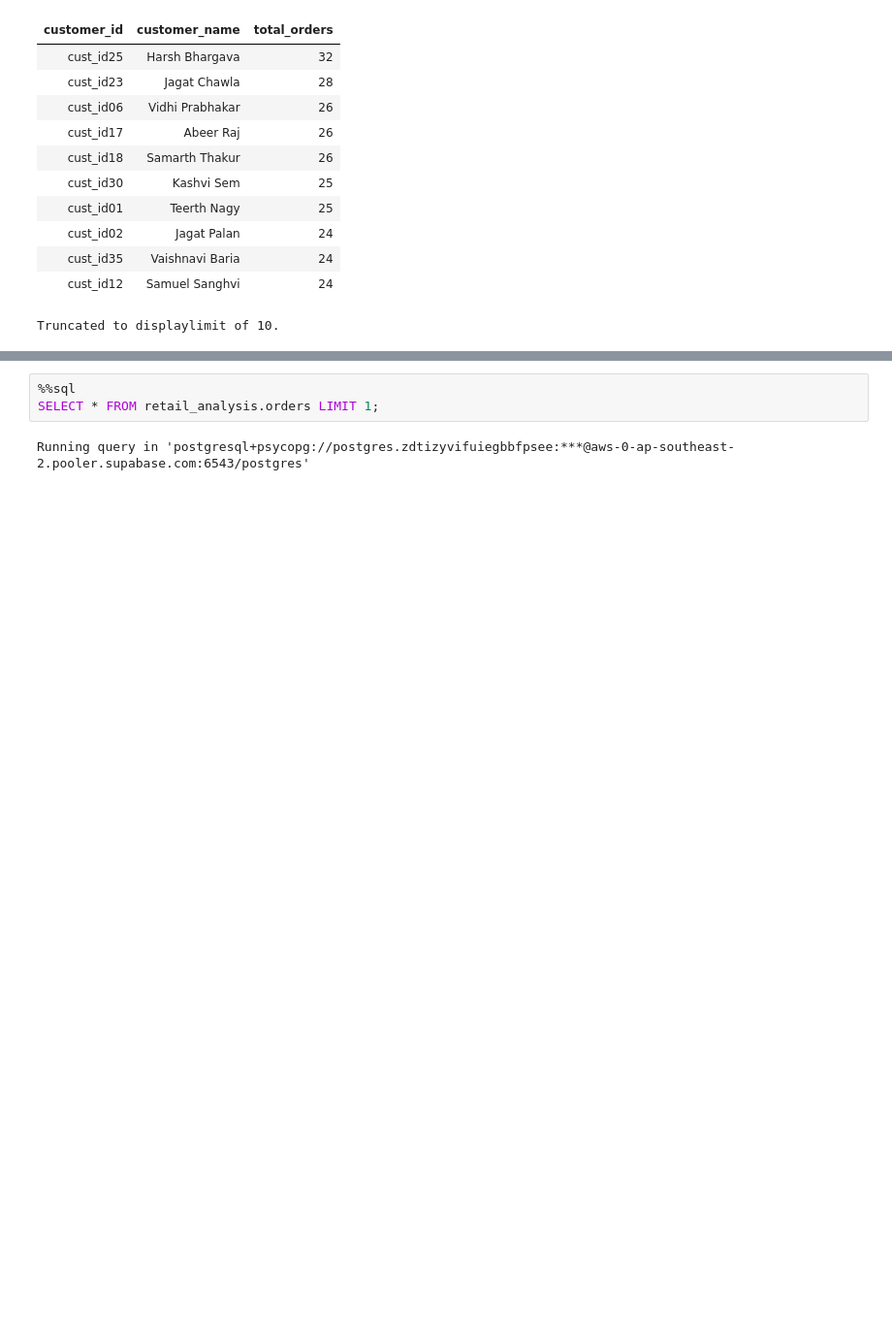
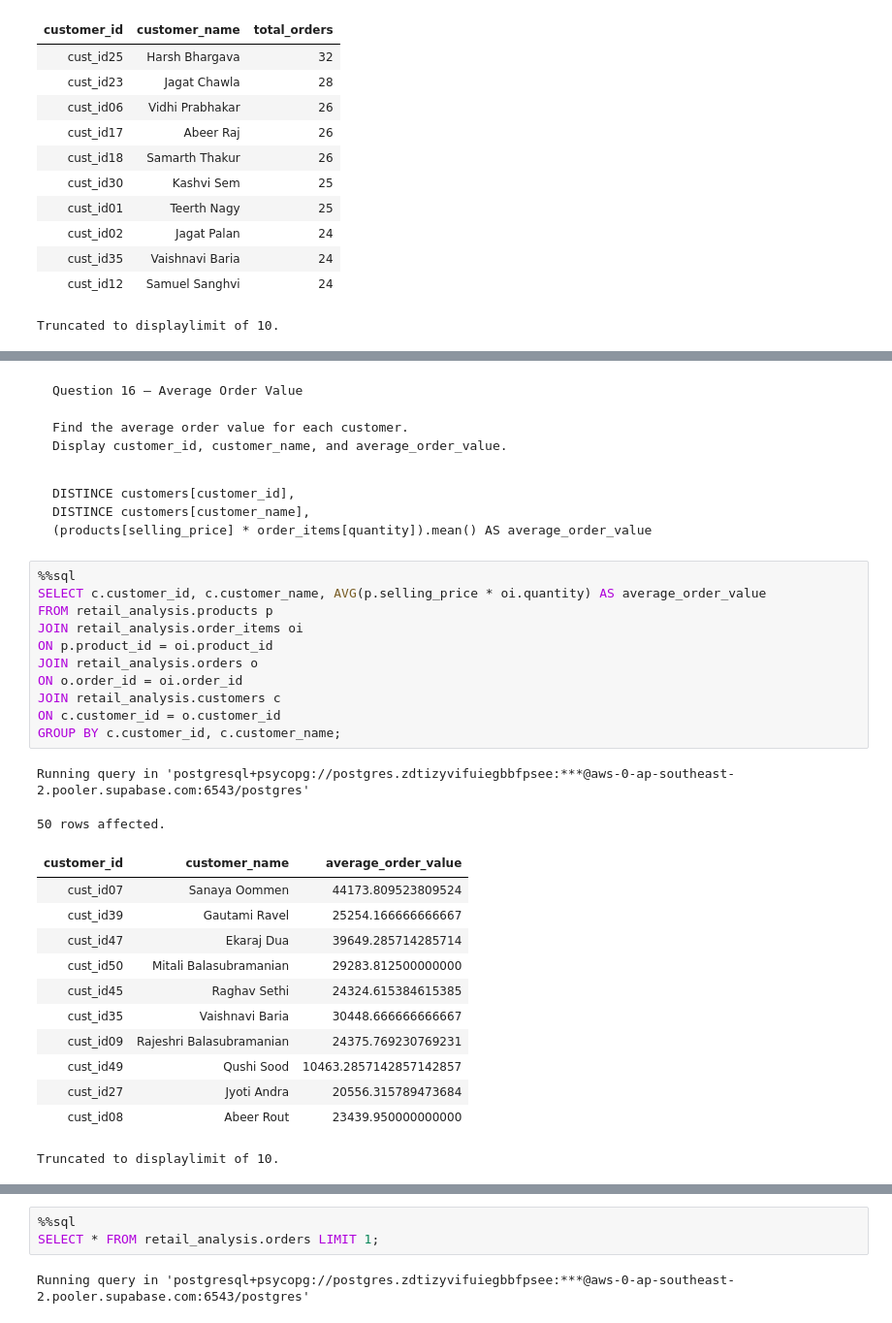
Before and after one commit to umesh-creates/sql_pandas_exercise_and_notes, a Jupyter notebook: retail_analysis exercise/retail_analysis.ipynb, the cells around one changed output, grey strips where cells are left out. Shown at 97% size. Cells and saved outputs as stored; diff of their text form; blank space fills up the shorter version.

```diff
--- a/retail_analysis exercise/retail_analysis.ipynb
+++ b/retail_analysis exercise/retail_analysis.ipynb
@@ -513,0 +549,37 @@ Truncated to displaylimit of 10.
+# %% [markdown]
+<pre>Question 16 — Average Order Value
+
+Find the average order value for each customer.
+Display customer_id, customer_name, and average_order_value.</pre>
+# %% [markdown]
+<pre>
+DISTINCE customers[customer_id],
+DISTINCE customers[customer_name],
+(products[selling_price] * order_items[quantity]).mean() AS average_order_value
+</pre>
+# %%
+%%sql
+SELECT c.customer_id, c.customer_name, AVG(p.selling_price * oi.quantity) AS average_order_value
+FROM retail_analysis.products p
+JOIN retail_analysis.order_items oi
+ON p.product_id = oi.product_id
+JOIN retail_analysis.orders o
+ON o.order_id = oi.order_id
+JOIN retail_analysis.customers c
+ON c.customer_id = o.customer_id
+GROUP BY c.customer_id, c.customer_name;
+# %% [output]
+Running query in 'postgresql+psycopg://postgres.zdtizyvifuiegbbfpsee:***@aws-0-ap-southeast-2.pooler.supabase.com:6543/postgres'
+50 rows affected.
+| customer_id | customer_name | average_order_value |
+| cust_id07 | Sanaya Oommen | 44173.809523809524 |
+| cust_id39 | Gautami Ravel | 25254.166666666667 |
+| cust_id47 | Ekaraj Dua | 39649.285714285714 |
+| cust_id50 | Mitali Balasubramanian | 29283.812500000000 |
+| cust_id45 | Raghav Sethi | 24324.615384615385 |
+| cust_id35 | Vaishnavi Baria | 30448.666666666667 |
+| cust_id09 | Rajeshri Balasubramanian | 24375.769230769231 |
+| cust_id49 | Qushi Sood | 10463.2857142857142857 |
+| cust_id27 | Jyoti Andra | 20556.315789473684 |
+| cust_id08 | Abeer Rout | 23439.950000000000 |
+Truncated to displaylimit of 10.
```
Also changed, not shown: parts of 6 cells of this notebook.
